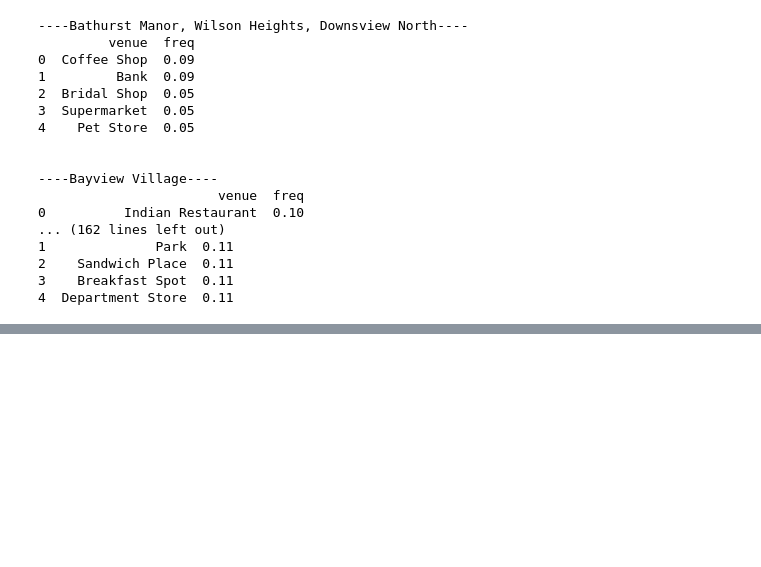
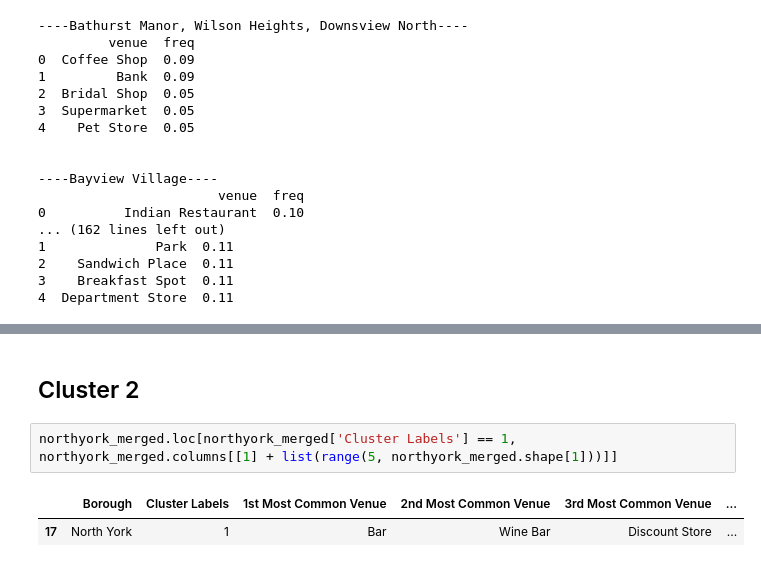
Before and after one commit to nikkapallado/Coursera_Capstone, a Jupyter notebook: P1 Peer-graded Assignment: Segmenting and Clusteri.ipynb, the cells around one changed output, grey strips where cells are left out. Cells and saved outputs as stored; diff of their text form; blank space fills up the shorter version.

```diff
--- a/P1 Peer-graded Assignment: Segmenting and Clusteri.ipynb
+++ b/P1 Peer-graded Assignment: Segmenting and Clusteri.ipynb
@@ -483,0 +615,7 @@ for hood in northyork_grouped['Neighborhood']:
+# %% [markdown]
+## Cluster 2
+# %%
+northyork_merged.loc[northyork_merged['Cluster Labels'] == 1, northyork_merged.columns[[1] + list(range(5, northyork_merged.shape[1]))]]
+# %% [output]
+|  | Borough | Cluster Labels | 1st Most Common Venue | 2nd Most Common Venue | 3rd Most Common Venue | ... |
+| 17 | North York | 1 | Bar | Wine Bar | Discount Store | ... |
```
Also changed, not shown: parts of 21 cells of this notebook.
